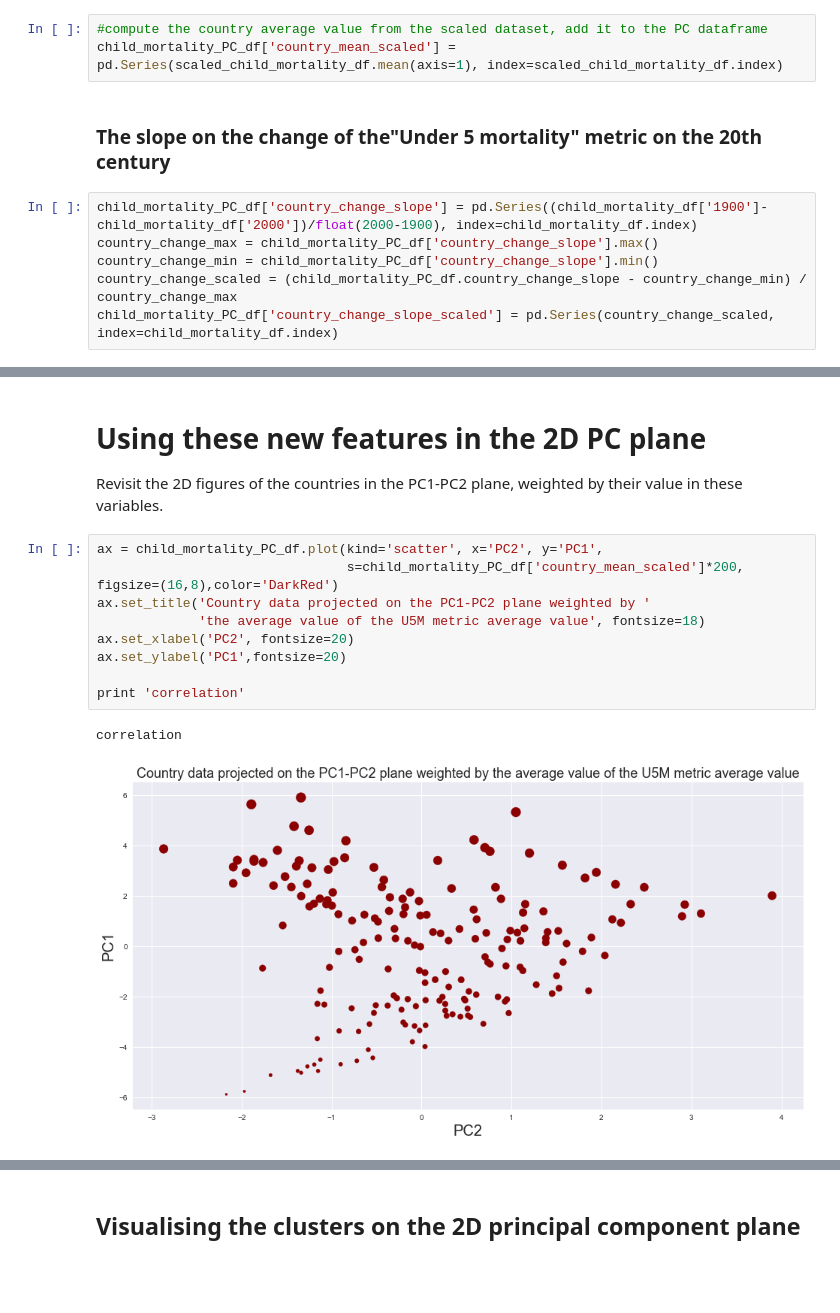
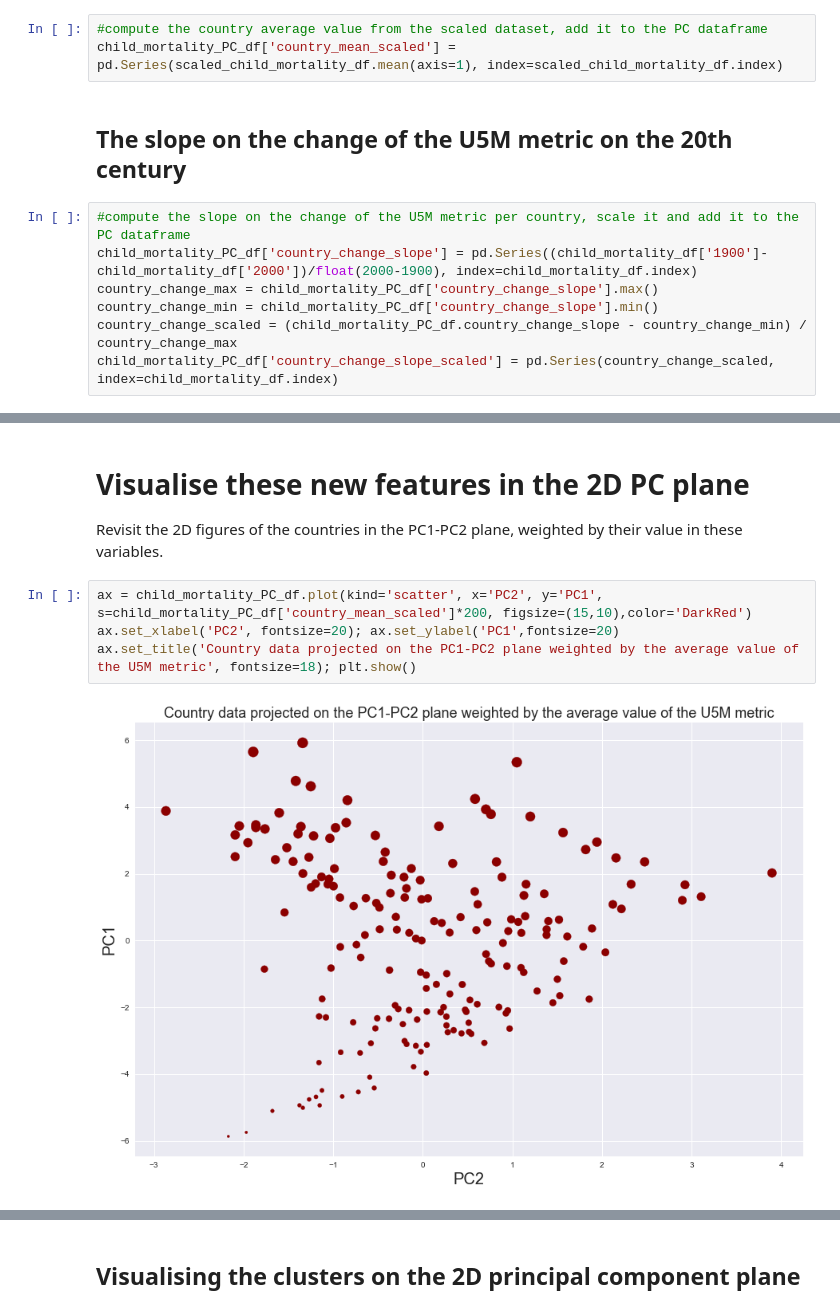
Before and after one commit to crangelsmith/ATI_project, a Jupyter notebook: Presentation_PCA_Clustering.ipynb, the cells around one changed output, grey strips where cells are left out. Cells and saved outputs as stored; diff of their text form; blank space fills up the shorter version.

```diff
--- a/Presentation_PCA_Clustering.ipynb
+++ b/Presentation_PCA_Clustering.ipynb
@@ -158,8 +154,9 @@ All these metrics are computed from the data and standarised in order to have al
 #compute the country average value from the scaled dataset, add it to the PC dataframe
 child_mortality_PC_df['country_mean_scaled'] = pd.Series(scaled_child_mortality_df.mean(axis=1), index=scaled_child_mortality_df.index)
 # %% [markdown]
-### The slope on the change of the"Under 5 mortality" metric on the 20th century
+## The slope on the change of the U5M metric on the 20th century
 # %%
+#compute the slope on the change of the U5M metric per country, scale it and add it to the PC dataframe
 child_mortality_PC_df['country_change_slope'] = pd.Series((child_mortality_df['1900']-child_mortality_df['2000'])/float(2000-1900), index=child_mortality_df.index)
 country_change_max = child_mortality_PC_df['country_change_slope'].max()
 country_change_min = child_mortality_PC_df['country_change_slope'].min()
@@ -177,19 +174,13 @@ child_mortality_PC_df[['PC1','PC2','PC3','PC4','country_mean_scaled',
 | Angola | 4.778313 | -1.417156 | 0.963779 | 0.726820 | 0.780208 | 0.261124 |
 | Antigua and Barbuda | -3.074463 | -0.578720 | 0.987558 | -1.009795 | 0.255192 | 0.148850 |
 # %% [markdown]
-# Using these new features in the 2D PC plane
+# Visualise these new features in the 2D PC plane
 
 Revisit the 2D figures of the countries in the PC1-PC2 plane, weighted by their value in these variables.
 # %%
-ax = child_mortality_PC_df.plot(kind='scatter', x='PC2', y='PC1',
-                                s=child_mortality_PC_df['country_mean_scaled']*200, figsize=(16,8),color='DarkRed')
-ax.set_title('Country data projected on the PC1-PC2 plane weighted by '
-             'the average value of the U5M metric average value', fontsize=18)
-ax.set_xlabel('PC2', fontsize=20)
-ax.set_ylabel('PC1',fontsize=20)
-
-print 'correlation'
+ax = child_mortality_PC_df.plot(kind='scatter', x='PC2', y='PC1', s=child_mortality_PC_df['country_mean_scaled']*200, figsize=(15,10),color='DarkRed')
+ax.set_xlabel('PC2', fontsize=20); ax.set_ylabel('PC1',fontsize=20)
+ax.set_title('Country data projected on the PC1-PC2 plane weighted by the average value of the U5M metric', fontsize=18); plt.show()
 # %% [output]
-correlation
-[figure, old version]
+[figure, new version]
 # %%
```
Also changed, not shown: parts of 44 cells of this notebook, 1 other file.
